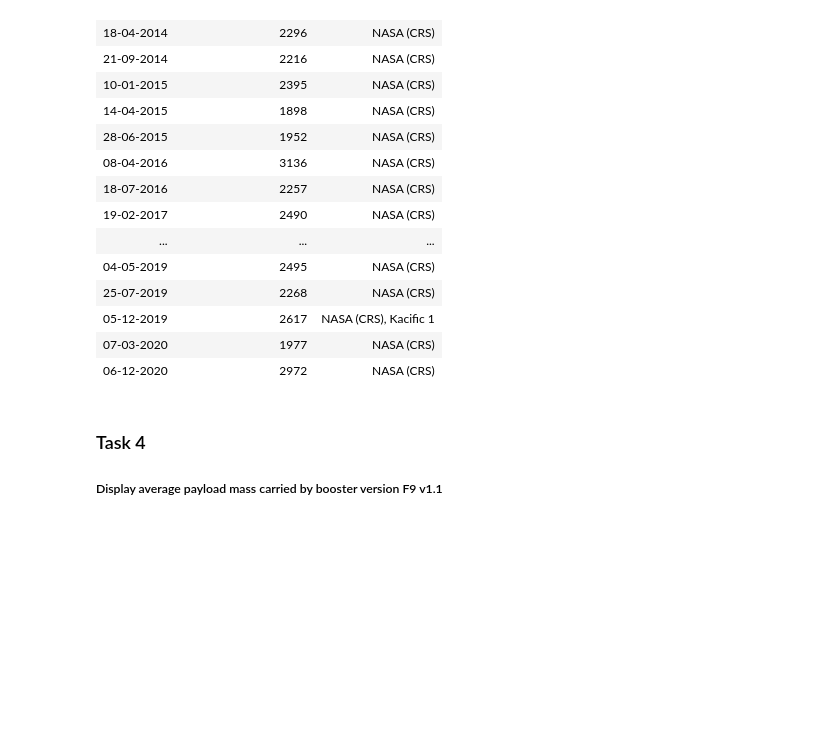
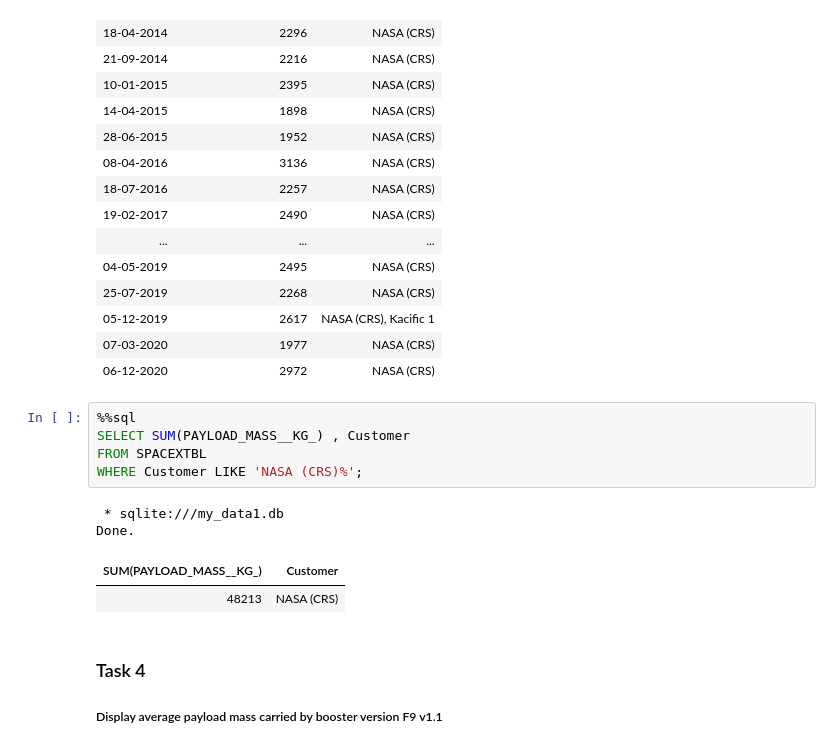
Before and after one commit to 00G4briel00/Applied_Data_Science_Capstone, a Jupyter notebook: jupyter-labs-eda-sql-coursera_sqllite.ipynb, the cells around one changed output. Drawn from its saved outputs; the diff is of its cells as text; blank space fills up the shorter version.

```diff
--- a/jupyter-labs-eda-sql-coursera_sqllite.ipynb
+++ b/jupyter-labs-eda-sql-coursera_sqllite.ipynb
@@ -158,6 +168,16 @@ Done.
 | 05-12-2019 | 2617 | NASA (CRS), Kacific 1 |
 | 07-03-2020 | 1977 | NASA (CRS) |
 | 06-12-2020 | 2972 | NASA (CRS) |
+# %%
+%%sql
+SELECT SUM(PAYLOAD_MASS__KG_) , Customer
+FROM SPACEXTBL
+WHERE Customer LIKE 'NASA (CRS)%';
+# %% [output]
+ * sqlite:///my_data1.db
+Done.
+| SUM(PAYLOAD_MASS__KG_) | Customer |
+| 48213 | NASA (CRS) |
 # %% [markdown]
 ### Task 4
 
```
Also changed, not shown: parts of 5 cells of this notebook.
